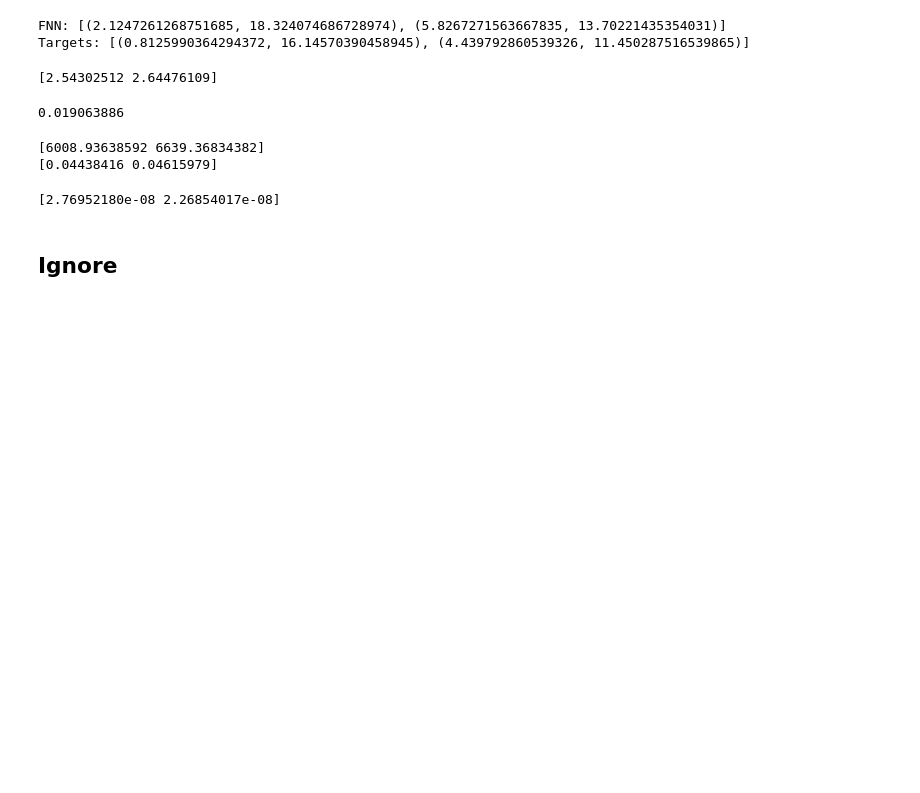
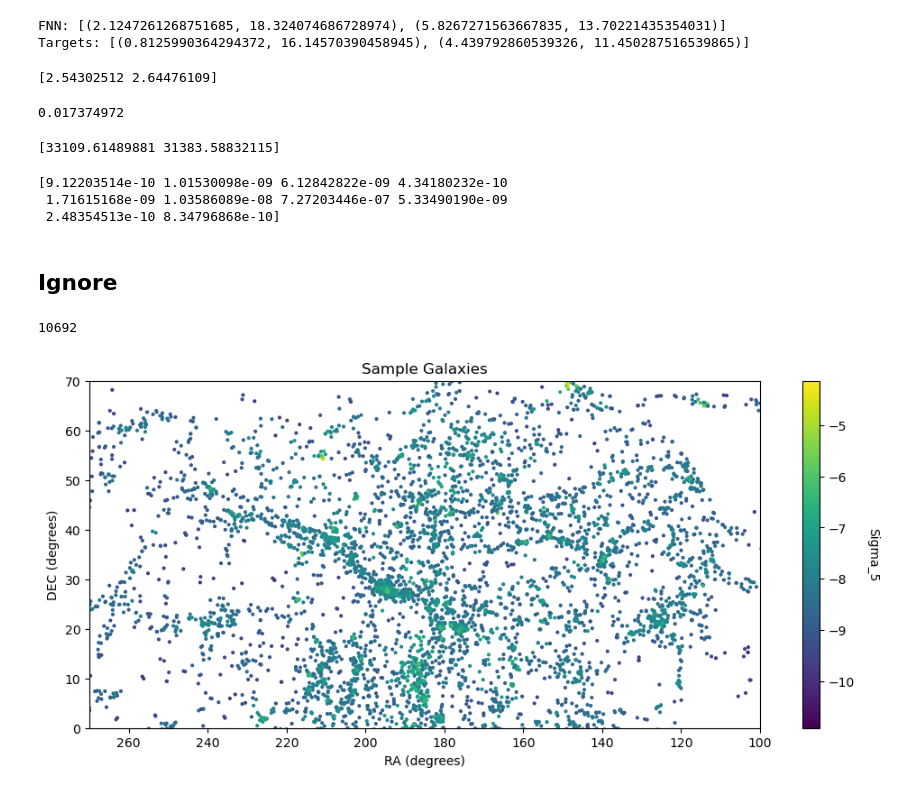
Before and after one commit to EvanBarkus/WISESize_Project, a Jupyter notebook: Local_Density.ipynb, the cells around one changed output. Saved outputs shown, nothing was run; the diff lists cells and outputs as text; code cells hidden in the pictures; blank space fills up the shorter version.

Commit message:
Made local density plot

```diff
--- a/Local_Density.ipynb
+++ b/Local_Density.ipynb
@@ -69,8 +65,3 @@ def Five_Nearest(points, target, K):
         pts.append(pt) # Stores all individual pt values as tuples
 
     return pts # Returns the six nearest galaxies to a target galaxy (the first of which is the original target galaxy)
-# %%
-K = 1
-target = points[0]
-a = Five_Nearest(points, target, K)
-print(a)
@@ -125,15 +115,14 @@ for i in range(len(fifth_nearest_neighbors)):
         if fifth_nearest_neighbors[i][0] == points[j][0]:
             z_fnn.append(cuttab['ZDIST'][j])
 # %%
-z_fnn[0]
+z_fnn[1]
 # %% [output]
-0.019063886
+0.017374972
 # %%
 # Converting angular distances to kpc
 
 # Array of redshifts for each fifth nearest neighbor
-cutz = cuttab['ZDIST']
-z = np.array(cutz)
+z = np.array(z_fnn)
 
 # Convert angles in degrees to radians
 radians = (np.pi/180)*(angle)
@@ -148,35 +137,38 @@ d = v/H0 #m
 # Using small angle approximation to convert to kpc
 r_5 = (d*radians)*(3*10**(-19)) #kpc
 print(r_5[0:2])
-print(radians[0:2])
 # %% [output]
-[6008.93638592 6639.36834382]
-[0.04438416 0.04615979]
+[33109.61489881 31383.58832115]
 # %%
 # Find fifth nearest neighbor density
-density = 1/(r_5**2)
-print(density[0:2]) # \kpc^2
+sigma_5 = 1/(r_5**2)
+print(sigma_5[0:10]) # \kpc^2
 # %% [output]
-[2.76952180e-08 2.26854017e-08]
+[9.12203514e-10 1.01530098e-09 6.12842822e-09 4.34180232e-10
+ 1.71615168e-09 1.03586089e-08 7.27203446e-07 5.33490190e-09
+ 2.48354513e-10 8.34796868e-10]
 # %% [markdown]
 ## Ignore
 # %%
 ra = cuttab['RA']
 dec = cuttab['DEC']
-ccode = cuttab['ZDIST']
+ccode = np.log10(sigma_5)
 
 #Print number of points
 print(len(ra))
 
 #Plot RA vs DEC and color it by recessional velocity
 plt.figure(figsize=(12,5))
-plt.scatter(ra,dec,c=ccode,cmap='viridis',alpha=0.8,s=2.5)
+plt.scatter(ra,dec,c=ccode,cmap='viridis',s=4) # ,alpha=0.8
 plt.xlim(reversed(plt.xlim()))
 plt.title('Sample Galaxies')
 plt.xlabel('RA (degrees)')
 plt.ylabel('DEC (degrees)')
 plt.xlim(270,100)
 plt.ylim(0,70)
 cbar = plt.colorbar()
-cbar.set_label('Redshift',rotation=270,labelpad=20)
-plt.clim(0.002,0.026)
+cbar.set_label('Sigma_5',rotation=270,labelpad=20)
+#plt.clim(0.002,0.026)
+# %% [output]
+10692
+[figure, added]
```
Also changed, not shown: parts of 4 cells of this notebook.
